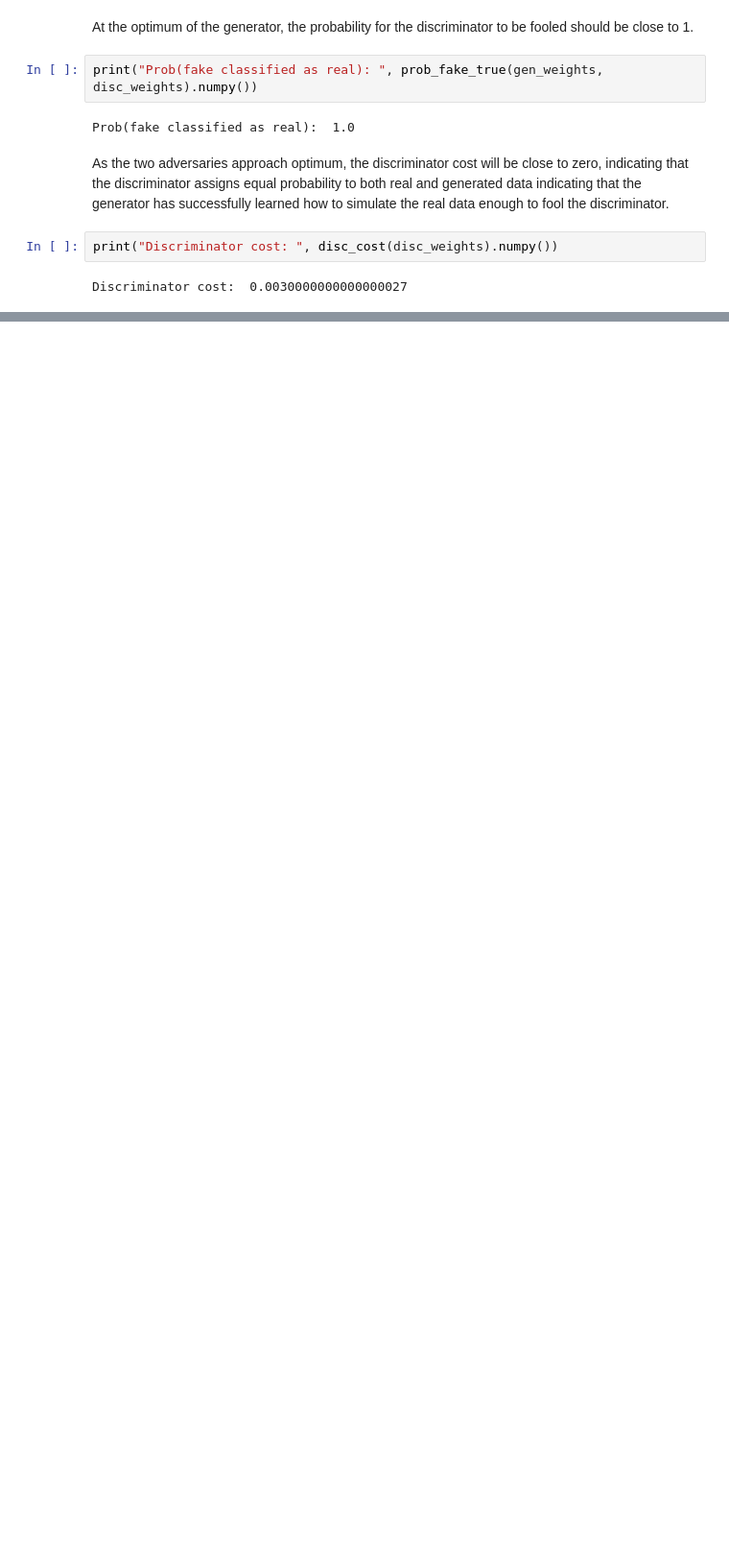
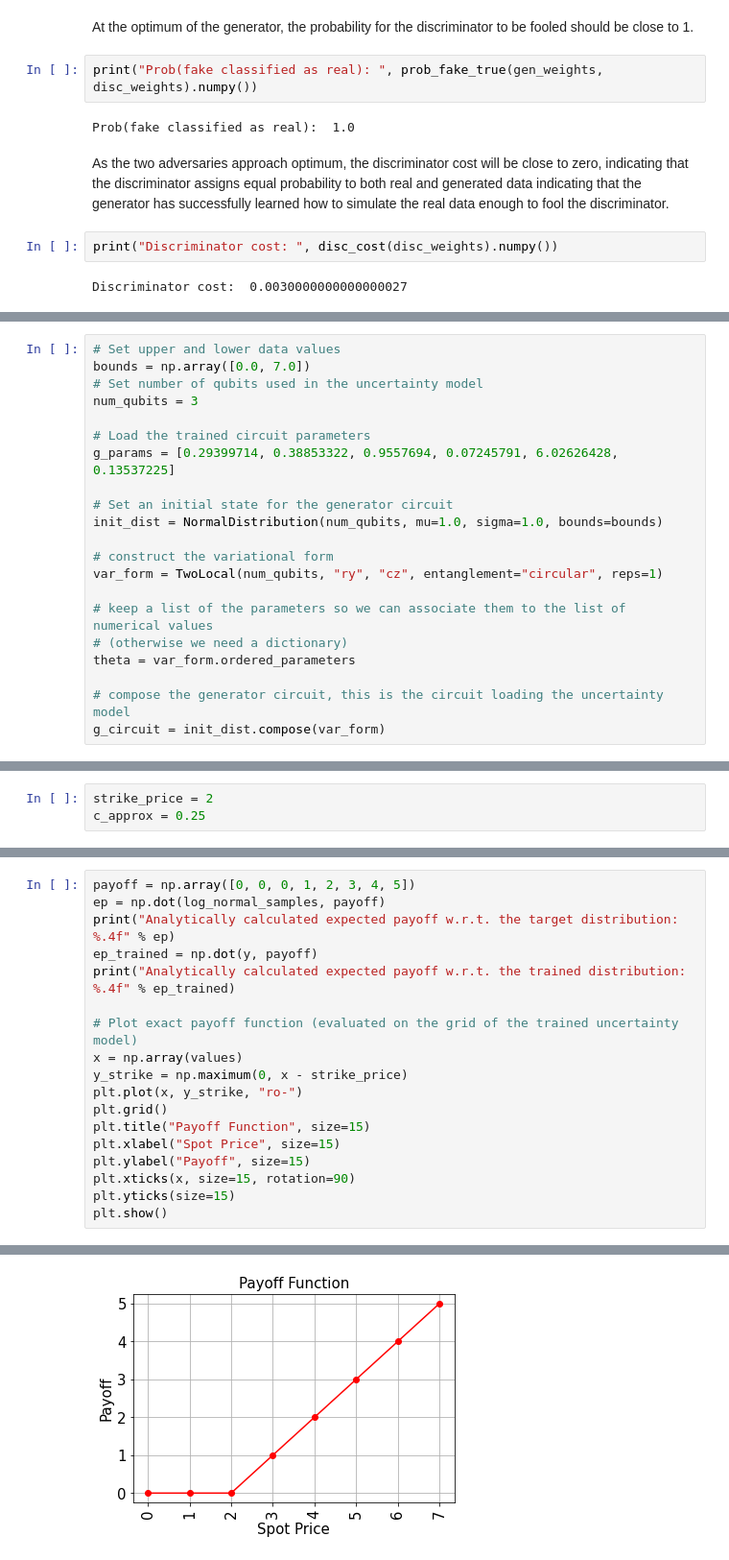
Before and after one commit to calixphd/Quantum-Simulation-Tutorials-and-Examples, a Jupyter notebook: Introduction_to_Quantum_Generative_Adversarial_Networks_Theory_with_Cirq_&_TensorFlow_Implementation.ipynb, the cells around one changed output, grey strips where cells are left out. Shown at 96% size. Cells and saved outputs as stored; diff of their text form; blank space fills up the shorter version.

```diff
--- a/Introduction_to_Quantum_Generative_Adversarial_Networks_Theory_with_Cirq_&_TensorFlow_Implementation.ipynb
+++ b/Introduction_to_Quantum_Generative_Adversarial_Networks_Theory_with_Cirq_&_TensorFlow_Implementation.ipynb
@@ -224,0 +259,21 @@ Generator Bloch vector: [-0.28   0.424 -0.86 ]
+# %%
+# Set upper and lower data values
+bounds = np.array([0.0, 7.0])
+# Set number of qubits used in the uncertainty model
+num_qubits = 3
+
+# Load the trained circuit parameters
+g_params = [0.29399714, 0.38853322, 0.9557694, 0.07245791, 6.02626428, 0.13537225]
+
+# Set an initial state for the generator circuit
+init_dist = NormalDistribution(num_qubits, mu=1.0, sigma=1.0, bounds=bounds)
+
+# construct the variational form
+var_form = TwoLocal(num_qubits, "ry", "cz", entanglement="circular", reps=1)
+
+# keep a list of the parameters so we can associate them to the list of numerical values
+# (otherwise we need a dictionary)
+theta = var_form.ordered_parameters
+
+# compose the generator circuit, this is the circuit loading the uncertainty model
+g_circuit = init_dist.compose(var_form)
@@ -224,0 +292,3 @@ Generator Bloch vector: [-0.28   0.424 -0.86 ]
+# %%
+strike_price = 2
+c_approx = 0.25
@@ -224,0 +338,19 @@ Generator Bloch vector: [-0.28   0.424 -0.86 ]
+# %%
+payoff = np.array([0, 0, 0, 1, 2, 3, 4, 5])
+ep = np.dot(log_normal_samples, payoff)
+print("Analytically calculated expected payoff w.r.t. the target distribution:  %.4f" % ep)
+ep_trained = np.dot(y, payoff)
+print("Analytically calculated expected payoff w.r.t. the trained distribution: %.4f" % ep_trained)
+
+# Plot exact payoff function (evaluated on the grid of the trained uncertainty model)
+x = np.array(values)
+y_strike = np.maximum(0, x - strike_price)
+plt.plot(x, y_strike, "ro-")
+plt.grid()
+plt.title("Payoff Function", size=15)
+plt.xlabel("Spot Price", size=15)
+plt.ylabel("Payoff", size=15)
+plt.xticks(x, size=15, rotation=90)
+plt.yticks(size=15)
+plt.show()
+# %% [output]
@@ -224,0 +359 @@ Generator Bloch vector: [-0.28   0.424 -0.86 ]
+[figure, added]
```
Also changed, not shown: parts of 35 cells of this notebook.
